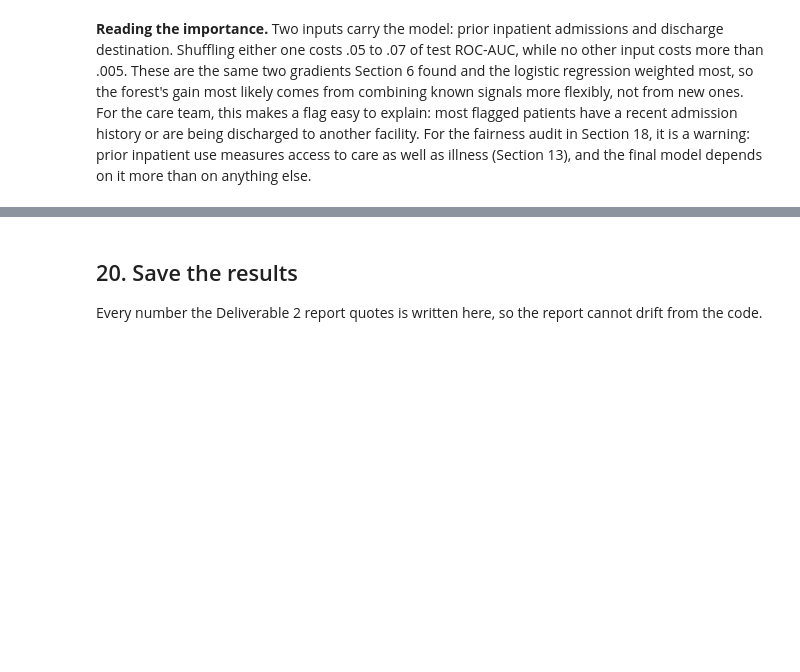
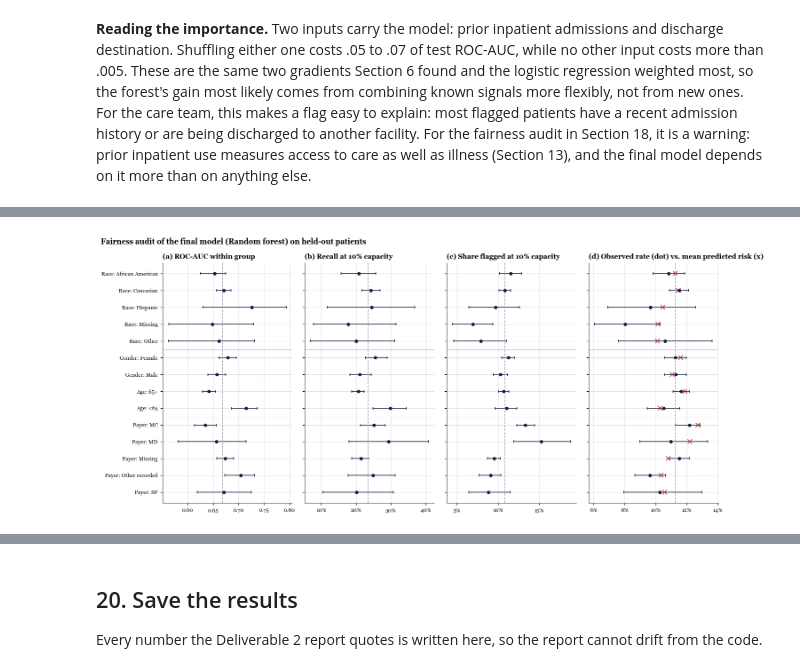
Before and after one commit to ychinthaluri53651/diabetes-readmission-residency-day-1, a Jupyter notebook: Diabetes_Readmission_D2_Chinthaluri_Abburi.ipynb, the cells around one changed output, grey strips where cells are left out. Cells and saved outputs as stored; diff of their text form; code cells hidden in the pictures; blank space fills up the shorter version.

```diff
--- a/Diabetes_Readmission_D2_Chinthaluri_Abburi.ipynb
+++ b/Diabetes_Readmission_D2_Chinthaluri_Abburi.ipynb
@@ -1505,0 +1567,29 @@ what it would cost.
+# %%
+# Forest plots: each group's estimate and 95% CI against the overall value (dashed).
+panels = [("auc", "(a) ROC-AUC within group", False),
+          ("recall", "(b) Recall at 10% capacity", True),
+          ("flag_rate", "(c) Share flagged at 10% capacity", True),
+          ("observed", "(d) Observed rate (dot) vs. mean predicted risk (x)", True)]
+ypos = np.arange(len(fair))[::-1]
+family = [g.split(":")[0] for g in fair.index]
+breaks = [ypos[i] + 0.5 for i in range(1, len(family)) if family[i] != family[i - 1]]
+fig, axes = plt.subplots(1, 4, figsize=(13, 0.32 * len(fair) + 1.4), sharey=True)
+for ax, (k, title, pct) in zip(axes, panels):
+    ax.errorbar(fair[k], ypos, xerr=[fair[k] - fair[k + "_lo"], fair[k + "_hi"] - fair[k]],
+                fmt="o", color=NAVY, ms=4, capsize=2, lw=1)
+    if k == "observed":
+        ax.plot(fair["mean_pred"], ypos, "x", color=RED, ms=6)
+    ax.axvline(overall[k], color=GRAY, ls="--", lw=1)
+    for b in breaks:
+        ax.axhline(b, color=GRAY, lw=0.6, alpha=0.6)
+    ax.set_title(title, loc="left")
+    if pct:                                              # ticks on whole percentages
+        ax.xaxis.set_major_locator(plt.MaxNLocator(nbins=5, steps=[1, 2, 5, 10]))
+        ax.xaxis.set_major_formatter(PercentFormatter(1.0, decimals=0))
+axes[0].set_yticks(ypos, fair.index)
+fig.suptitle(f"Fairness audit of the final model ({FINAL_NAME}) on held-out patients",
+             x=0.01, ha="left", fontweight="bold")
+fig.tight_layout()
+save(fig, "d2_fairness.png")
+# %% [output]
+[figure, added]
```
Also changed, not shown: parts of 18 cells of this notebook, 3 other files.
